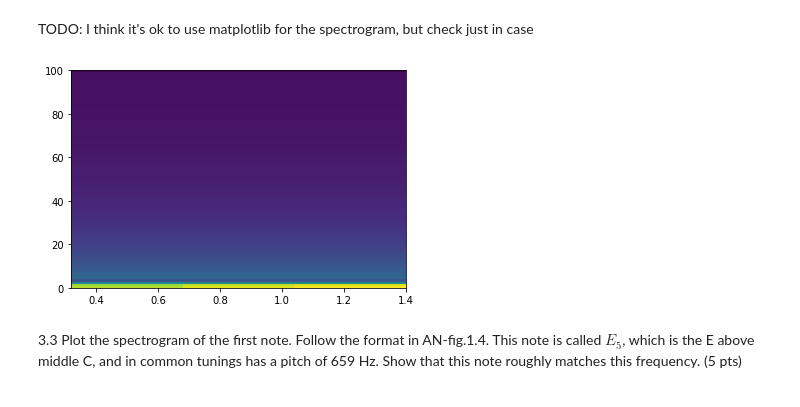
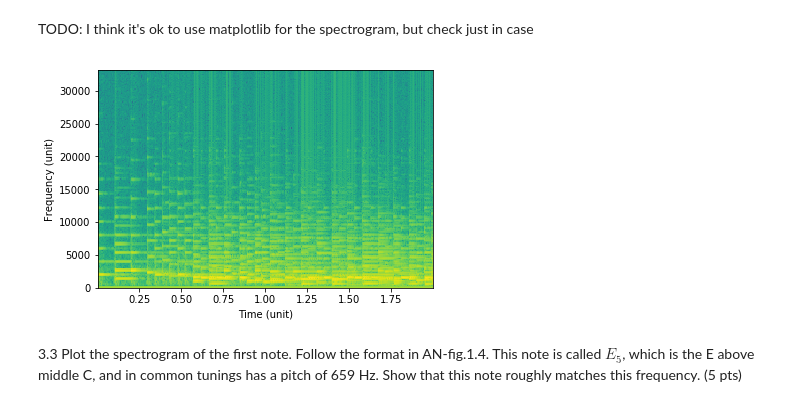
Before and after one commit to brennanmcfarland/computational-perception-class, a Jupyter notebook: CP-A1-bfm21.ipynb, the cells around one changed output. Saved outputs shown, nothing was run; the diff lists cells and outputs as text; code cells hidden in the pictures.

```diff
--- a/CP-A1-bfm21.ipynb
+++ b/CP-A1-bfm21.ipynb
@@ -159,11 +159,15 @@ TODO: I think it's ok to use matplotlib for the spectrogram, but check just in c
 # %%
 def plot_spectrogram(data, time_interval, window_size):
     sampling_frequency = len(data) / time_interval
-    plt.specgram(data, Fs=sampling_frequency, NFFT=window_size, window=np.hamming(window_size))
+    plt.xlabel("Time (unit)") # TODO: units
+    plt.ylabel("Frequency (unit)") # TODO: units
+    plt.specgram(data, Fs=sampling_frequency, NFFT=window_size, window=np.hamming(window_size), noverlap=window_size-1)
+    plt.show()
 # %%
-plot_spectrogram(np.linspace(0, 1, 400), 2, 200)
+#plot_spectrogram(np.linspace(0, 1, 400), 2, 50)
+plot_spectrogram(signal, 2, 400)
 # %% [output]
-[figure, old version]
+[figure, new version]
 # %% [markdown]
 3.3 Plot the spectrogram of the first note. Follow the format in AN-fig.1.4.  This note is called $E_5$, which is the E above middle C, and in common tunings has a pitch of 659 Hz.  Show that this note roughly matches this frequency. (5 pts)
 # %% [markdown]
```
Also changed, not shown: parts of 6 cells of this notebook.
